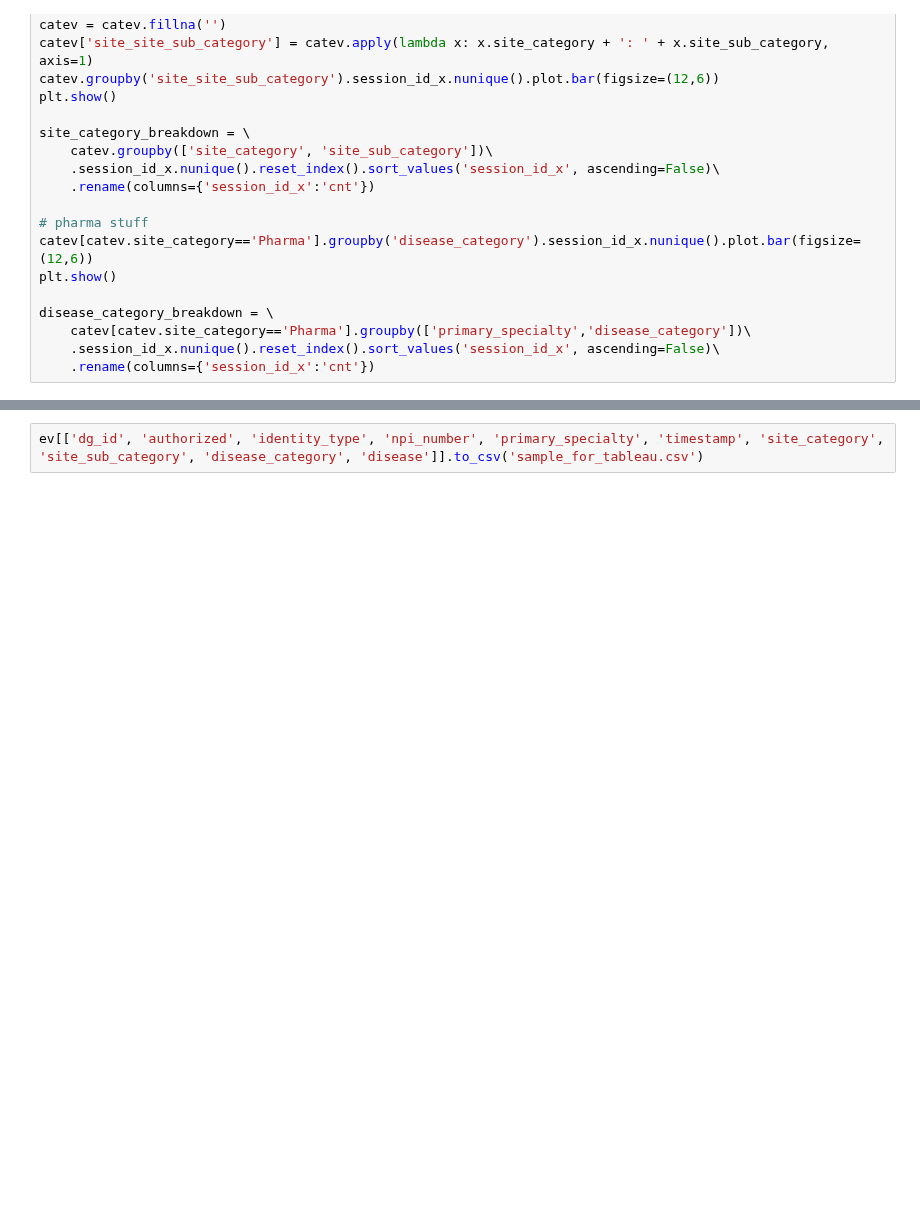
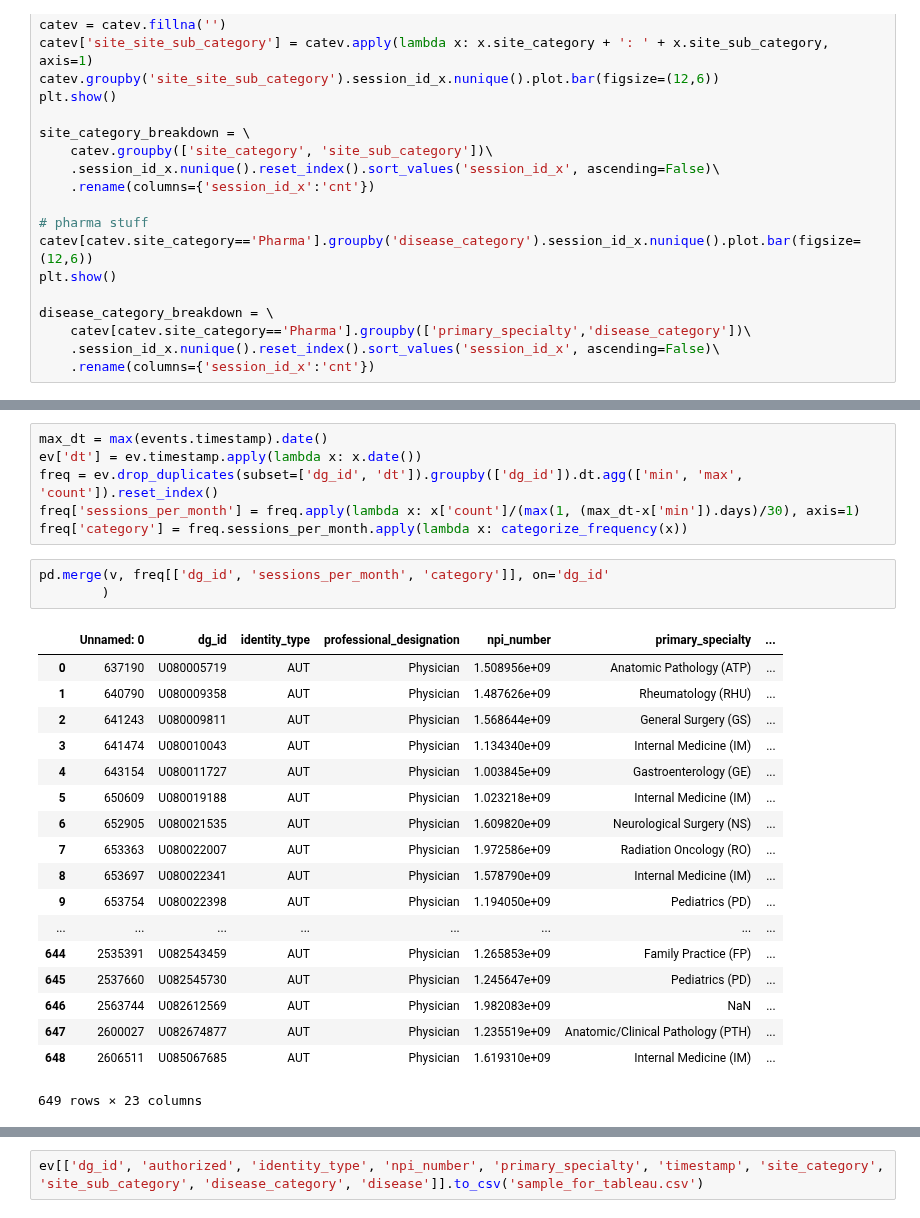
Before and after one commit to AmbitionData/DMD_AIM, a Jupyter notebook: models/npi_model_v1.ipynb, the cells around one changed output, grey strips where cells are left out. Drawn from its saved outputs; the diff is of its cells as text; blank space fills up the shorter version.

```diff
--- a/models/npi_model_v1.ipynb
+++ b/models/npi_model_v1.ipynb
@@ -198,0 +245,28 @@ ev[ev.authorized==0]
+# %%
+max_dt = max(events.timestamp).date()
+ev['dt'] = ev.timestamp.apply(lambda x: x.date())
+freq = ev.drop_duplicates(subset=['dg_id', 'dt']).groupby(['dg_id']).dt.agg(['min', 'max', 'count']).reset_index()
+freq['sessions_per_month'] = freq.apply(lambda x: x['count']/(max(1, (max_dt-x['min']).days)/30), axis=1)
+freq['category'] = freq.sessions_per_month.apply(lambda x: categorize_frequency(x))
+# %%
+pd.merge(v, freq[['dg_id', 'sessions_per_month', 'category']], on='dg_id'
+        )
+# %% [output]
+|  | Unnamed: 0 | dg_id | identity_type | professional_designation | npi_number | primary_specialty | ... |
+| 0 | 637190 | U080005719 | AUT | Physician | 1.508956e+09 | Anatomic Pathology (ATP) | ... |
+| 1 | 640790 | U080009358 | AUT | Physician | 1.487626e+09 | Rheumatology (RHU) | ... |
+| 2 | 641243 | U080009811 | AUT | Physician | 1.568644e+09 | General Surgery (GS) | ... |
+| 3 | 641474 | U080010043 | AUT | Physician | 1.134340e+09 | Internal Medicine (IM) | ... |
+| 4 | 643154 | U080011727 | AUT | Physician | 1.003845e+09 | Gastroenterology (GE) | ... |
+| 5 | 650609 | U080019188 | AUT | Physician | 1.023218e+09 | Internal Medicine (IM) | ... |
+| 6 | 652905 | U080021535 | AUT | Physician | 1.609820e+09 | Neurological Surgery (NS) | ... |
+| 7 | 653363 | U080022007 | AUT | Physician | 1.972586e+09 | Radiation Oncology (RO) | ... |
+| 8 | 653697 | U080022341 | AUT | Physician | 1.578790e+09 | Internal Medicine (IM) | ... |
+| 9 | 653754 | U080022398 | AUT | Physician | 1.194050e+09 | Pediatrics (PD) | ... |
+| ... | ... | ... | ... | ... | ... | ... | ... |
+| 644 | 2535391 | U082543459 | AUT | Physician | 1.265853e+09 | Family Practice (FP) | ... |
+| 645 | 2537660 | U082545730 | AUT | Physician | 1.245647e+09 | Pediatrics (PD) | ... |
+| 646 | 2563744 | U082612569 | AUT | Physician | 1.982083e+09 | NaN | ... |
+| 647 | 2600027 | U082674877 | AUT | Physician | 1.235519e+09 | Anatomic/Clinical Pathology (PTH) | ... |
+| 648 | 2606511 | U085067685 | AUT | Physician | 1.619310e+09 | Internal Medicine (IM) | ... |
+649 rows × 23 columns
```
Also changed, not shown: parts of 13 cells of this notebook, 2 other files.
